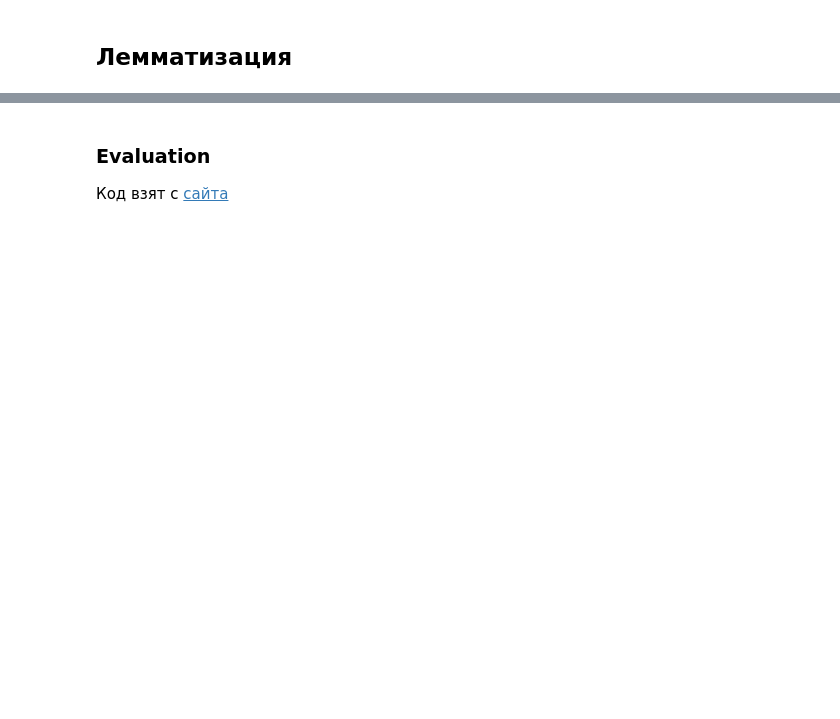
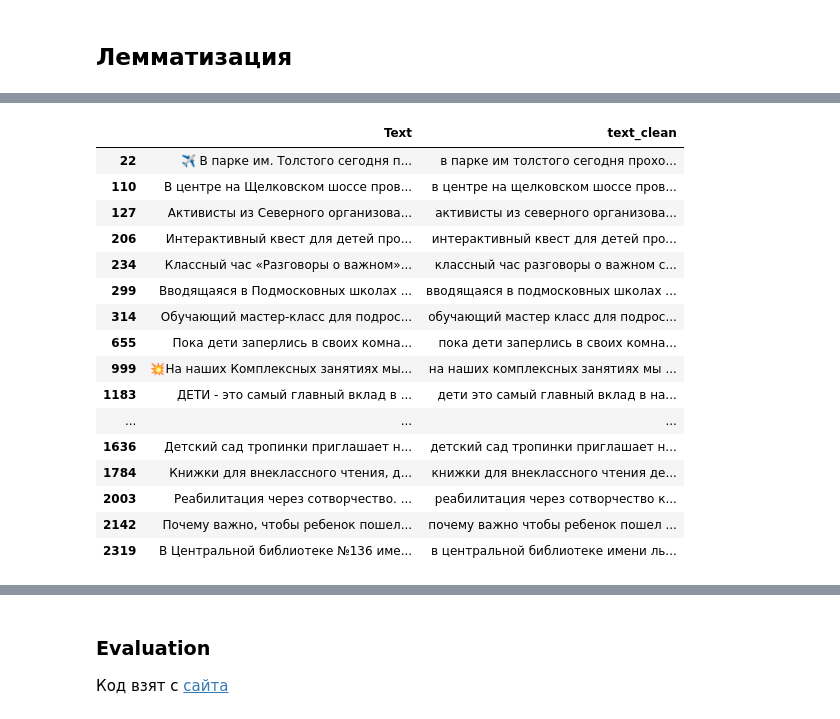
Before and after one commit to mr1er0y/VK_Topic_modeling, a Jupyter notebook: lab_work.ipynb, the cells around one changed output, grey strips where cells are left out. Saved outputs shown, nothing was run; the diff lists cells and outputs as text; code cells hidden in the pictures; blank space fills up the shorter version.

```diff
--- a/lab_work.ipynb
+++ b/lab_work.ipynb
@@ -507,3 +521,23 @@ topic_model.visualize_barchart(top_n_topics=9, height=700)
+# %%
+df[df['Topic'] == 18][["Text","text_clean"]].head(20)
+# %% [output]
+|  | Text | text_clean |
+| 22 | ✈️ В парке им. Толстого сегодня п... | в парке им толстого сегодня прохо... |
+| 110 | В центре на Щелковском шоссе пров... | в центре на щелковском шоссе пров... |
+| 127 | Активисты из Северного организова... | активисты из северного организова... |
+| 206 | Интерактивный квест для детей про... | интерактивный квест для детей про... |
+| 234 | Классный час «Разговоры о важном»... | классный час разговоры о важном с... |
+| 299 | Вводящаяся в Подмосковных школах ... | вводящаяся в подмосковных школах ... |
+| 314 | Обучающий мастер-класс для подрос... | обучающий мастер класс для подрос... |
+| 655 | Пока дети заперлись в своих комна... | пока дети заперлись в своих комна... |
+| 999 | 💥На наших Комплексных занятиях мы... | на наших комплексных занятиях мы ... |
+| 1183 | ДЕТИ - это самый главный вклад в ... | дети это самый главный вклад в на... |
+| ... | ... | ... |
+| 1636 | Детский сад тропинки приглашает н... | детский сад тропинки приглашает н... |
+| 1784 | Книжки для внеклассного чтения, д... | книжки для внеклассного чтения де... |
+| 2003 | Реабилитация через сотворчество. ... | реабилитация через сотворчество к... |
+| 2142 | Почему важно, чтобы ребенок пошел... | почему важно чтобы ребенок пошел ... |
+| 2319 | В Центральной библиотеке №136 име... | в центральной библиотеке имени ль... |
 # %%
 topic_model.visualize_term_rank()
 # %% [output]
```
Also changed, not shown: parts of 28 cells of this notebook.
